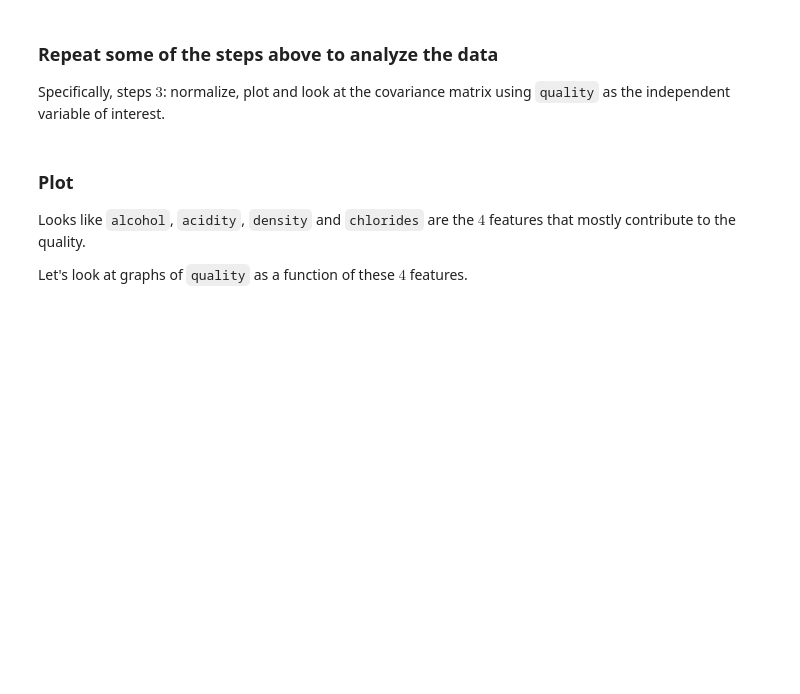
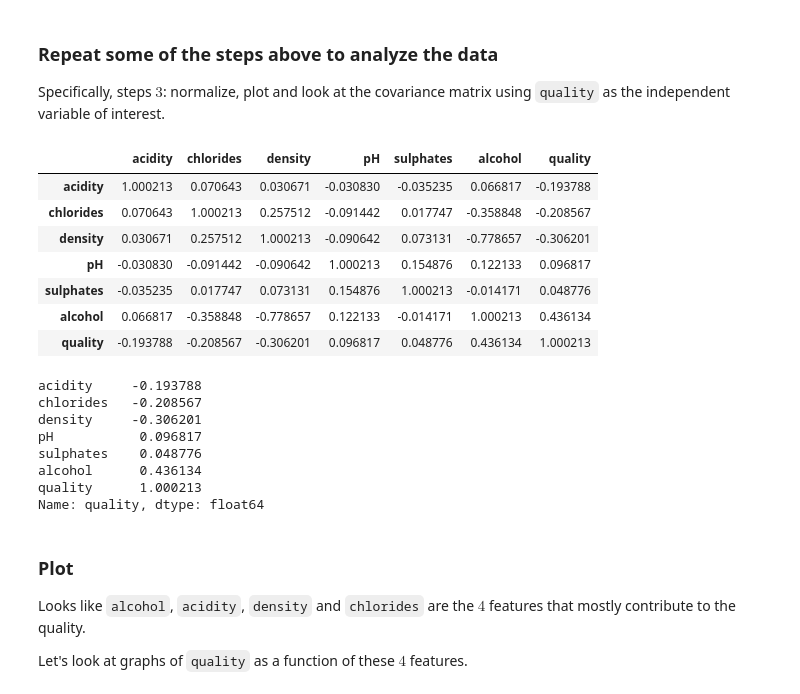
Before and after one commit to DM-GY-9103-Assignments/WK08, a Jupyter notebook: WK08.ipynb, the cells around one changed output. Cells and saved outputs as stored; diff of their text form; code cells hidden in the pictures; blank space fills up the shorter version.

```diff
--- a/WK08.ipynb
+++ b/WK08.ipynb
@@ -610,12 +610,31 @@ Specifically, steps $3$: normalize, plot and look at the covariance matrix using
 # %%
 # TODO: normalize and look at covariance matrix
 
 ## 3. Normalize
+wines_scaler = StandardScaler()
+wines_scaled = wines_scaler.fit_transform(wines_df)
+
 # Since this is a new dataset, let's just peek at its covariance matrix
-quality_scaler = StandardScaler()
-quality_scaled = quality_scaler.fit_transform(wines_df)
-quality = quality_scaled["quality"]
-features_quality = quality_scaled[["alcohol", "acidity", "density", "chlorides"]]
+display(wines_scaled.cov())
+
+display(wines_scaled.cov()["quality"])
+# %% [output]
+|  | acidity | chlorides | density | pH | sulphates | alcohol | quality |
+| acidity | 1.000213 | 0.070643 | 0.030671 | -0.030830 | -0.035235 | 0.066817 | -0.193788 |
+| chlorides | 0.070643 | 1.000213 | 0.257512 | -0.091442 | 0.017747 | -0.358848 | -0.208567 |
+| density | 0.030671 | 0.257512 | 1.000213 | -0.090642 | 0.073131 | -0.778657 | -0.306201 |
+| pH | -0.030830 | -0.091442 | -0.090642 | 1.000213 | 0.154876 | 0.122133 | 0.096817 |
+| sulphates | -0.035235 | 0.017747 | 0.073131 | 0.154876 | 1.000213 | -0.014171 | 0.048776 |
+| alcohol | 0.066817 | -0.358848 | -0.778657 | 0.122133 | -0.014171 | 1.000213 | 0.436134 |
+| quality | -0.193788 | -0.208567 | -0.306201 | 0.096817 | 0.048776 | 0.436134 | 1.000213 |
+acidity     -0.193788
+chlorides   -0.208567
+density     -0.306201
+pH           0.096817
+sulphates    0.048776
+alcohol      0.436134
+quality      1.000213
+Name: quality, dtype: float64
 # %% [markdown]
 ### Plot
 
```
Also changed, not shown: parts of 7 cells of this notebook.
